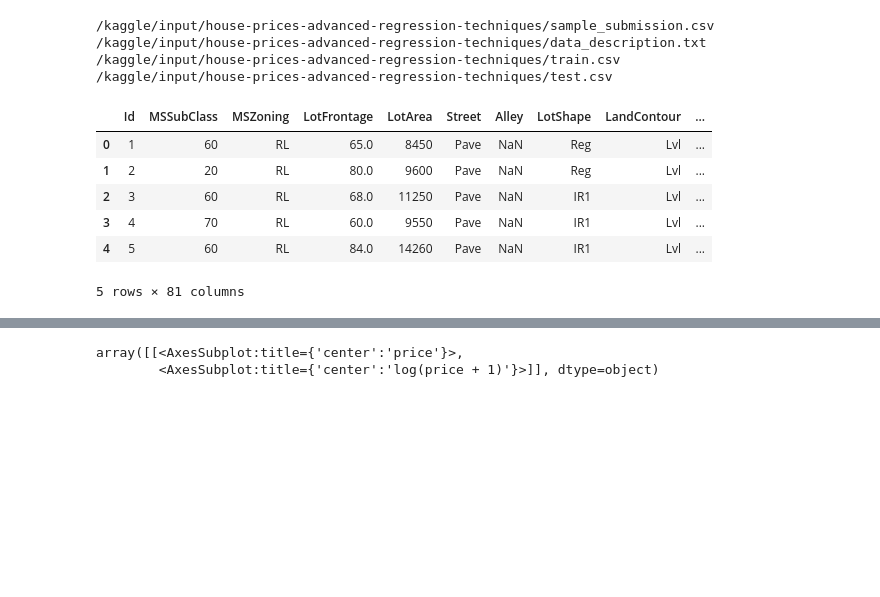
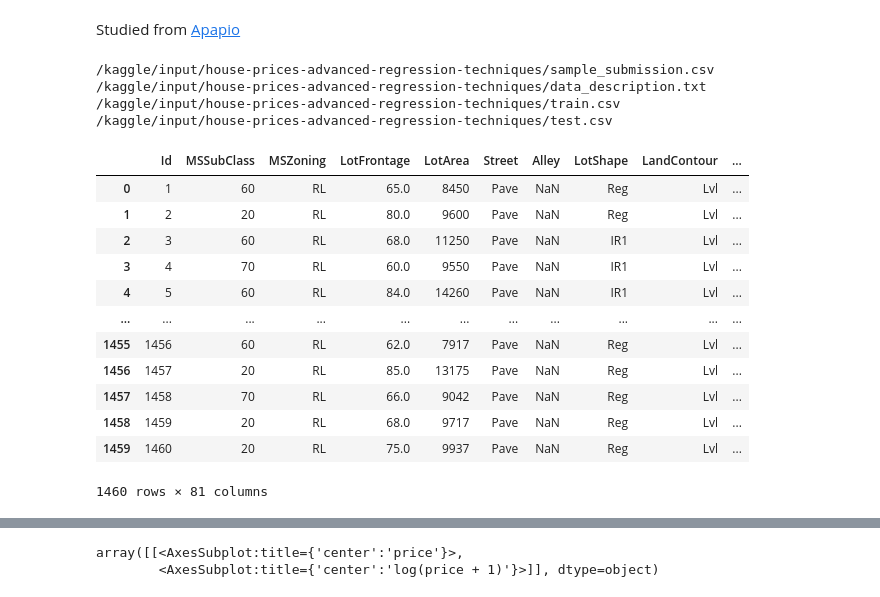
Before and after one commit to minhaz-engg/House-Prices---Advanced-Regression-Techniques, a Jupyter notebook: house-price-practice-5.ipynb, the cells around one changed output, grey strips where cells are left out. Saved outputs shown, nothing was run; the diff lists cells and outputs as text; code cells hidden in the pictures; blank space fills up the shorter version.

Commit message:
Kaggle Notebook | house price practice 5 | Version 2

```diff
--- a/house-price-practice-5.ipynb
+++ b/house-price-practice-5.ipynb
@@ -1,3 +1,5 @@
+# %% [markdown]
+Studied from [Apapio](https://www.kaggle.com/code/apapiu/regularized-linear-models)
 # %%
 # This Python 3 environment comes with many helpful analytics libraries installed
 # It is defined by the kaggle/python Docker image: https://github.com/kaggle/docker-python
@@ -31,13 +33,19 @@ for dirname, _, filenames in os.walk('/kaggle/input'):
 train = pd.read_csv("../input/house-prices-advanced-regression-techniques/train.csv")
 test = pd.read_csv("../input/house-prices-advanced-regression-techniques/test.csv")
 # %%
-train.head()
+train
 # %% [output]
 |  | Id | MSSubClass | MSZoning | LotFrontage | LotArea | Street | Alley | LotShape | LandContour | ... |
 | 0 | 1 | 60 | RL | 65.0 | 8450 | Pave | NaN | Reg | Lvl | ... |
 | 1 | 2 | 20 | RL | 80.0 | 9600 | Pave | NaN | Reg | Lvl | ... |
 | 2 | 3 | 60 | RL | 68.0 | 11250 | Pave | NaN | IR1 | Lvl | ... |
 | 3 | 4 | 70 | RL | 60.0 | 9550 | Pave | NaN | IR1 | Lvl | ... |
 | 4 | 5 | 60 | RL | 84.0 | 14260 | Pave | NaN | IR1 | Lvl | ... |
+| ... | ... | ... | ... | ... | ... | ... | ... | ... | ... | ... |
+| 1455 | 1456 | 60 | RL | 62.0 | 7917 | Pave | NaN | Reg | Lvl | ... |
+| 1456 | 1457 | 20 | RL | 85.0 | 13175 | Pave | NaN | Reg | Lvl | ... |
+| 1457 | 1458 | 70 | RL | 66.0 | 9042 | Pave | NaN | Reg | Lvl | ... |
+| 1458 | 1459 | 20 | RL | 68.0 | 9717 | Pave | NaN | Reg | Lvl | ... |
+| 1459 | 1460 | 20 | RL | 75.0 | 9937 | Pave | NaN | Reg | Lvl | ... |
-5 rows × 81 columns
+1460 rows × 81 columns
 # %%
```
Also changed, not shown: parts of 24 cells of this notebook.
